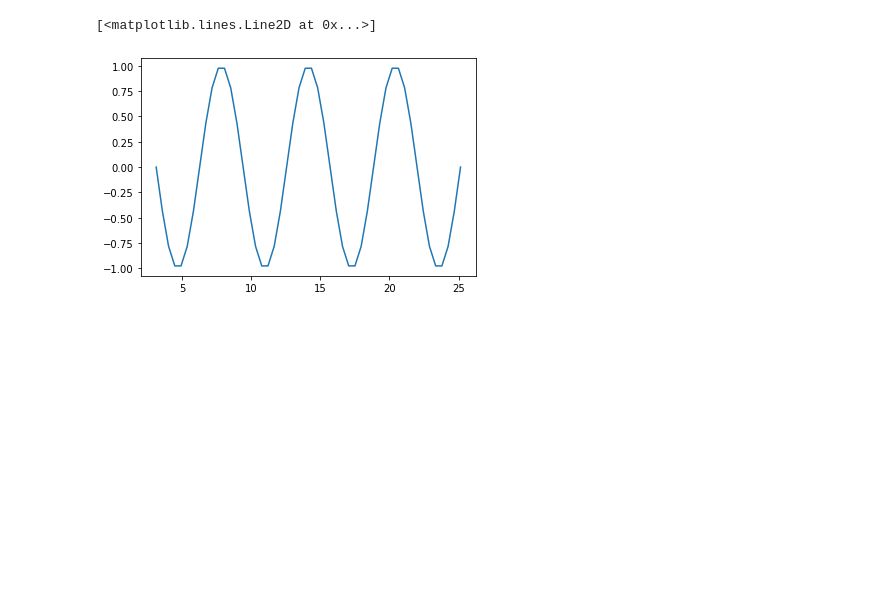
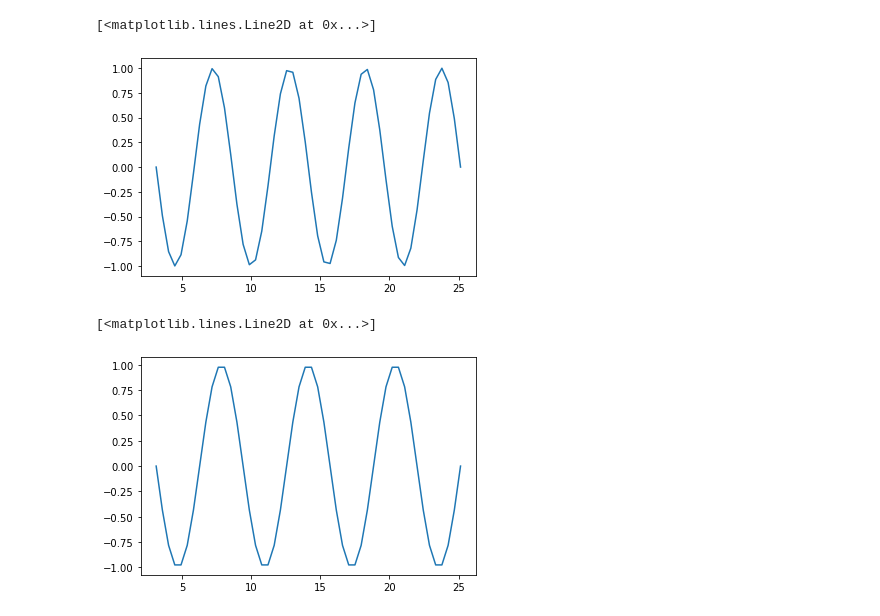
Before and after one commit to sen-pai/Sub-Sequence-Segmentation, a Jupyter notebook: plotting_curves.ipynb, the cells around one changed output. Cells and saved outputs as stored; diff of their text form; code cells hidden in the pictures; blank space fills up the shorter version.

```diff
--- a/plotting_curves.ipynb
+++ b/plotting_curves.ipynb
@@ -3,5 +3,13 @@ import numpy as np
 import matplotlib.pyplot as plt
 
 %matplotlib inline
+# %%
+x = np.linspace(np.pi, 8*np.pi,50)
+x1 = np.linspace((1+8)*np.pi, (16+1)*np.pi,50)
+
+plt.plot(x, np.sin(x1))
+# %% [output]
+[<matplotlib.lines.Line2D at 0x...>]
+[figure, added]
 # %%
 x = np.linspace(np.pi, 8*np.pi,50)
```
Also changed, not shown: parts of 6 cells of this notebook, 2 other files.
